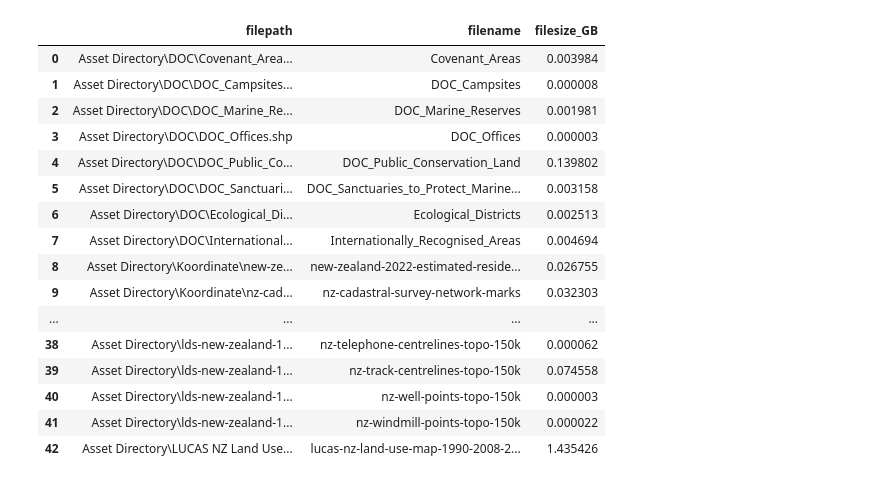
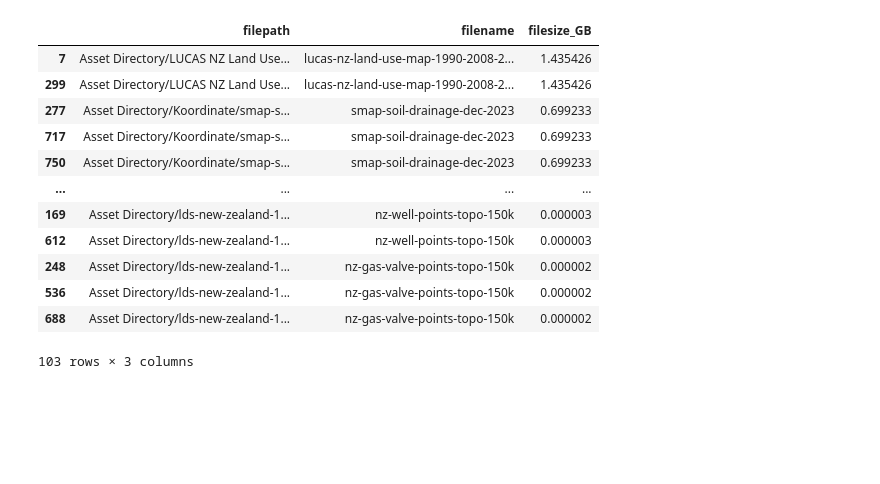
Before and after one commit to RNC-Research-Group/CliffErosion_Projections, a Jupyter notebook: Risk_Assessment.ipynb, the cells around one changed output. Cells and saved outputs as stored; diff of their text form; code cells hidden in the pictures; blank space fills up the shorter version.

```diff
--- a/Risk_Assessment.ipynb
+++ b/Risk_Assessment.ipynb
@@ -7,4 +7,5 @@ from glob import glob
 from shapely.validation import make_valid
 from tqdm.auto import tqdm
 import time
+pd.set_option("display.max_colwidth", 100)
 # %% [output]
@@ -12,6 +13,7 @@ import time
 # %%
-files = pd.DataFrame({"filepath": glob("Asset Directory/**/*.shp", recursive=True)})
-files["filename"] = files["filepath"].apply(lambda x: os.path.basename(x).replace(".shp", ""))
+files = pd.DataFrame({"filepath": glob("Asset Directory/**/**", recursive=True)})
+files = files[files["filepath"].str.endswith((".shp", ".zip", ".gpkg", ".geojson"))]
+files["filename"] = files["filepath"].apply(lambda x: os.path.splitext(os.path.basename(x))[0])
 files["filesize_GB"] = files["filepath"].apply(lambda x: os.path.getsize(x) / 1e9)
-files
+files.sort_values("filesize_GB", ascending=False)
 # %% [output]
@@ -19,18 +21,14 @@ files
 |  | filepath | filename | filesize_GB |
-| 0 | Asset Directory\DOC\Covenant_Area... | Covenant_Areas | 0.003984 |
-| 1 | Asset Directory\DOC\DOC_Campsites... | DOC_Campsites | 0.000008 |
-| 2 | Asset Directory\DOC\DOC_Marine_Re... | DOC_Marine_Reserves | 0.001981 |
-| 3 | Asset Directory\DOC\DOC_Offices.shp | DOC_Offices | 0.000003 |
-| 4 | Asset Directory\DOC\DOC_Public_Co... | DOC_Public_Conservation_Land | 0.139802 |
-| 5 | Asset Directory\DOC\DOC_Sanctuari... | DOC_Sanctuaries_to_Protect_Marine... | 0.003158 |
-| 6 | Asset Directory\DOC\Ecological_Di... | Ecological_Districts | 0.002513 |
-| 7 | Asset Directory\DOC\International... | Internationally_Recognised_Areas | 0.004694 |
-| 8 | Asset Directory\Koordinate\new-ze... | new-zealand-2022-estimated-reside... | 0.026755 |
-| 9 | Asset Directory\Koordinate\nz-cad... | nz-cadastral-survey-network-marks | 0.032303 |
+| 7 | Asset Directory/LUCAS NZ Land Use... | lucas-nz-land-use-map-1990-2008-2... | 1.435426 |
+| 299 | Asset Directory/LUCAS NZ Land Use... | lucas-nz-land-use-map-1990-2008-2... | 1.435426 |
+| 277 | Asset Directory/Koordinate/smap-s... | smap-soil-drainage-dec-2023 | 0.699233 |
+| 717 | Asset Directory/Koordinate/smap-s... | smap-soil-drainage-dec-2023 | 0.699233 |
+| 750 | Asset Directory/Koordinate/smap-s... | smap-soil-drainage-dec-2023 | 0.699233 |
 | ... | ... | ... | ... |
-| 38 | Asset Directory\lds-new-zealand-1... | nz-telephone-centrelines-topo-150k | 0.000062 |
-| 39 | Asset Directory\lds-new-zealand-1... | nz-track-centrelines-topo-150k | 0.074558 |
-| 40 | Asset Directory\lds-new-zealand-1... | nz-well-points-topo-150k | 0.000003 |
-| 41 | Asset Directory\lds-new-zealand-1... | nz-windmill-points-topo-150k | 0.000022 |
-| 42 | Asset Directory\LUCAS NZ Land Use... | lucas-nz-land-use-map-1990-2008-2... | 1.435426 |
+| 169 | Asset Directory/lds-new-zealand-1... | nz-well-points-topo-150k | 0.000003 |
+| 612 | Asset Directory/lds-new-zealand-1... | nz-well-points-topo-150k | 0.000003 |
+| 248 | Asset Directory/lds-new-zealand-1... | nz-gas-valve-points-topo-150k | 0.000002 |
+| 536 | Asset Directory/lds-new-zealand-1... | nz-gas-valve-points-topo-150k | 0.000002 |
+| 688 | Asset Directory/lds-new-zealand-1... | nz-gas-valve-points-topo-150k | 0.000002 |
+103 rows × 3 columns
 # %%
```
Also changed, not shown: parts of 7 cells of this notebook, 5 other files.
